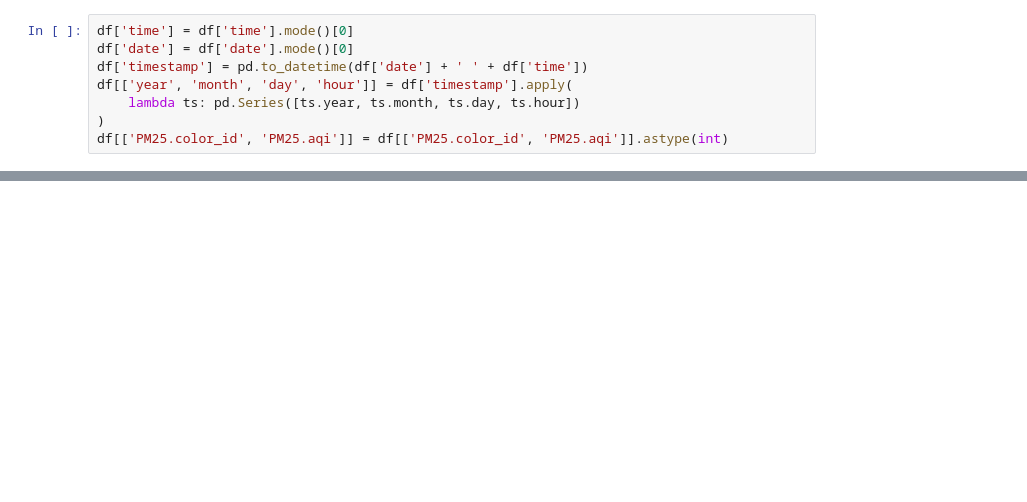
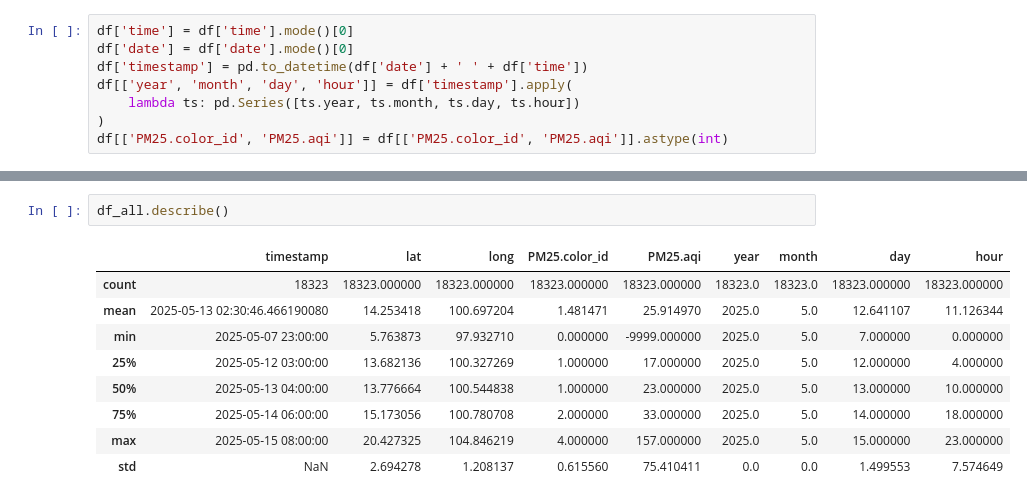
Before and after one commit to petch1046/dsi321_2025, a Jupyter notebook: src/test.ipynb, the cells around one changed output, grey strips where cells are left out. Cells and saved outputs as stored; diff of their text form; blank space fills up the shorter version.

```diff
--- a/src/test.ipynb
+++ b/src/test.ipynb
@@ -43,0 +236,12 @@ df[[
+# %%
+df_all.describe()
+# %% [output]
+|  | timestamp | lat | long | PM25.color_id | PM25.aqi | year | month | day | hour |
+| count | 18323 | 18323.000000 | 18323.000000 | 18323.000000 | 18323.000000 | 18323.0 | 18323.0 | 18323.000000 | 18323.000000 |
+| mean | 2025-05-13 02:30:46.466190080 | 14.253418 | 100.697204 | 1.481471 | 25.914970 | 2025.0 | 5.0 | 12.641107 | 11.126344 |
+| min | 2025-05-07 23:00:00 | 5.763873 | 97.932710 | 0.000000 | -9999.000000 | 2025.0 | 5.0 | 7.000000 | 0.000000 |
+| 25% | 2025-05-12 03:00:00 | 13.682136 | 100.327269 | 1.000000 | 17.000000 | 2025.0 | 5.0 | 12.000000 | 4.000000 |
+| 50% | 2025-05-13 04:00:00 | 13.776664 | 100.544838 | 1.000000 | 23.000000 | 2025.0 | 5.0 | 13.000000 | 10.000000 |
+| 75% | 2025-05-14 06:00:00 | 15.173056 | 100.780708 | 2.000000 | 33.000000 | 2025.0 | 5.0 | 14.000000 | 18.000000 |
+| max | 2025-05-15 08:00:00 | 20.427325 | 104.846219 | 4.000000 | 157.000000 | 2025.0 | 5.0 | 15.000000 | 23.000000 |
+| std | NaN | 2.694278 | 1.208137 | 0.615560 | 75.410411 | 0.0 | 0.0 | 1.499553 | 7.574649 |
```
Also changed, not shown: parts of 29 cells of this notebook, 2 other files.
